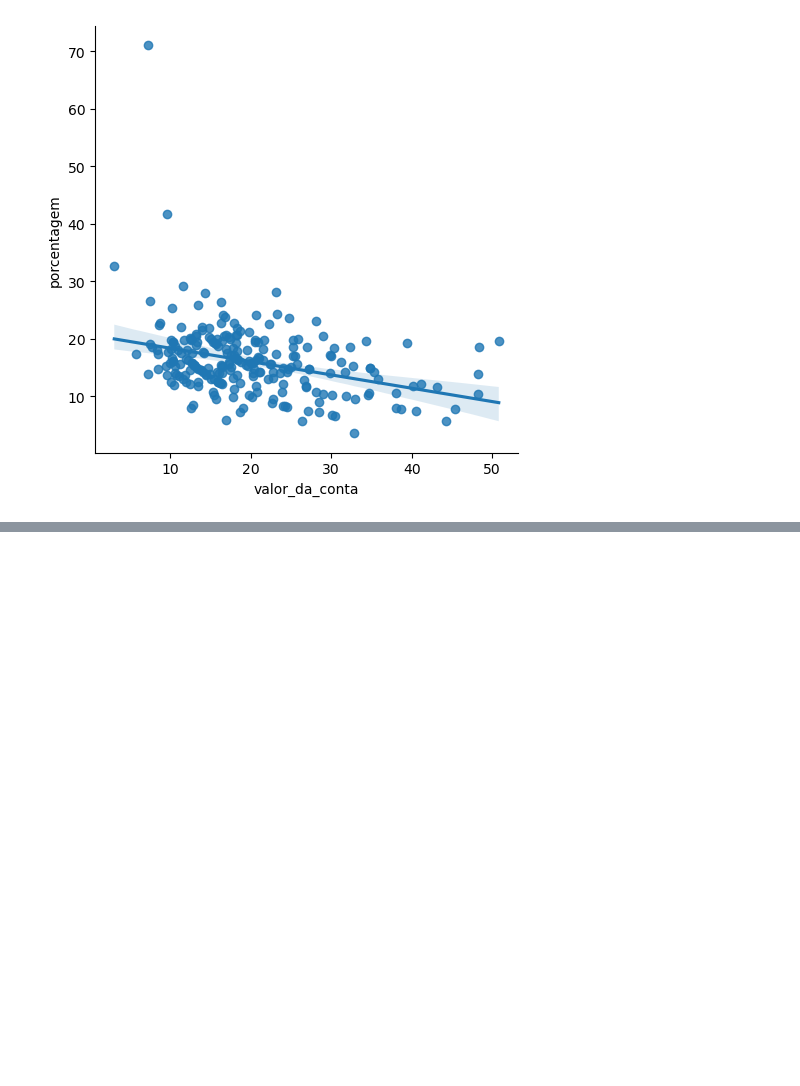
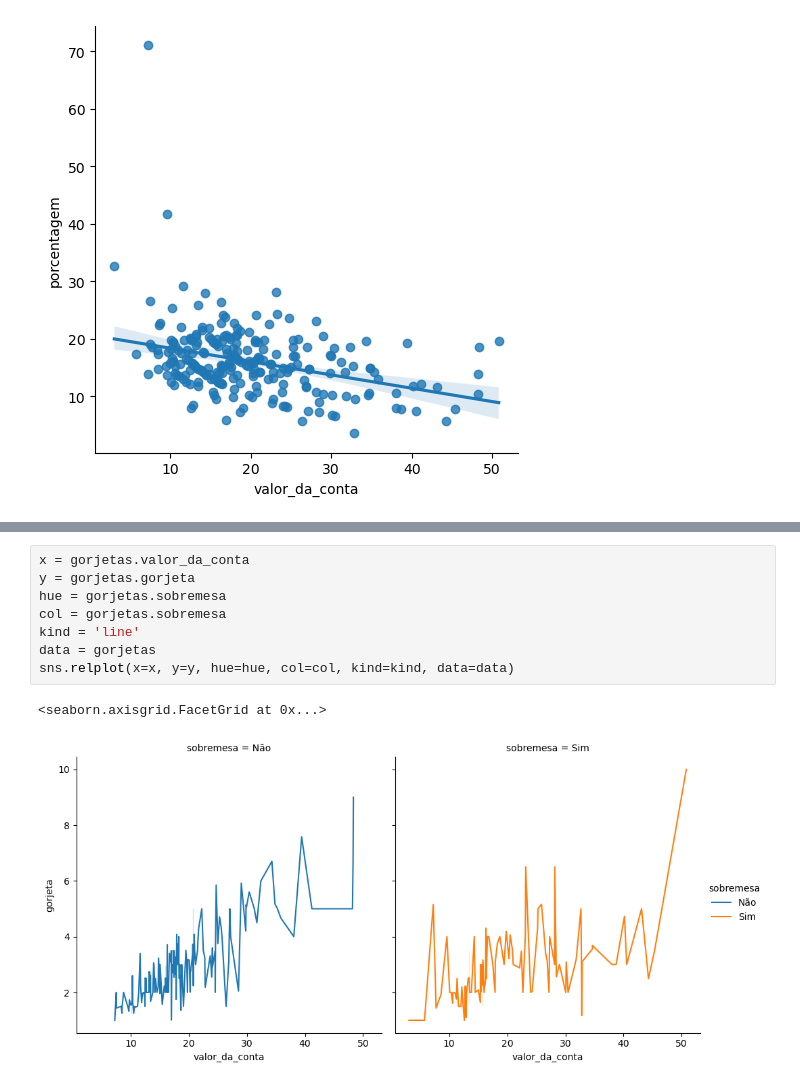
Before and after one commit to DacioMP/python_para_data_science, a Jupyter notebook: data_visualization_explorando_com_seaborn/aulas.ipynb, the cells around one changed output, grey strips where cells are left out. Drawn from its saved outputs; the diff is of its cells as text; blank space fills up the shorter version.

```diff
--- a/data_visualization_explorando_com_seaborn/aulas.ipynb
+++ b/data_visualization_explorando_com_seaborn/aulas.ipynb
@@ -176,0 +267,11 @@ porcentagem_conta_lm
+# %%
+x = gorjetas.valor_da_conta
+y = gorjetas.gorjeta
+hue = gorjetas.sobremesa
+col = gorjetas.sobremesa
+kind = 'line'
+data = gorjetas
+sns.relplot(x=x, y=y, hue=hue, col=col, kind=kind, data=data)
+# %% [output]
+<seaborn.axisgrid.FacetGrid at 0x...>
+[figure, added]
```
Also changed, not shown: parts of 20 cells of this notebook.
